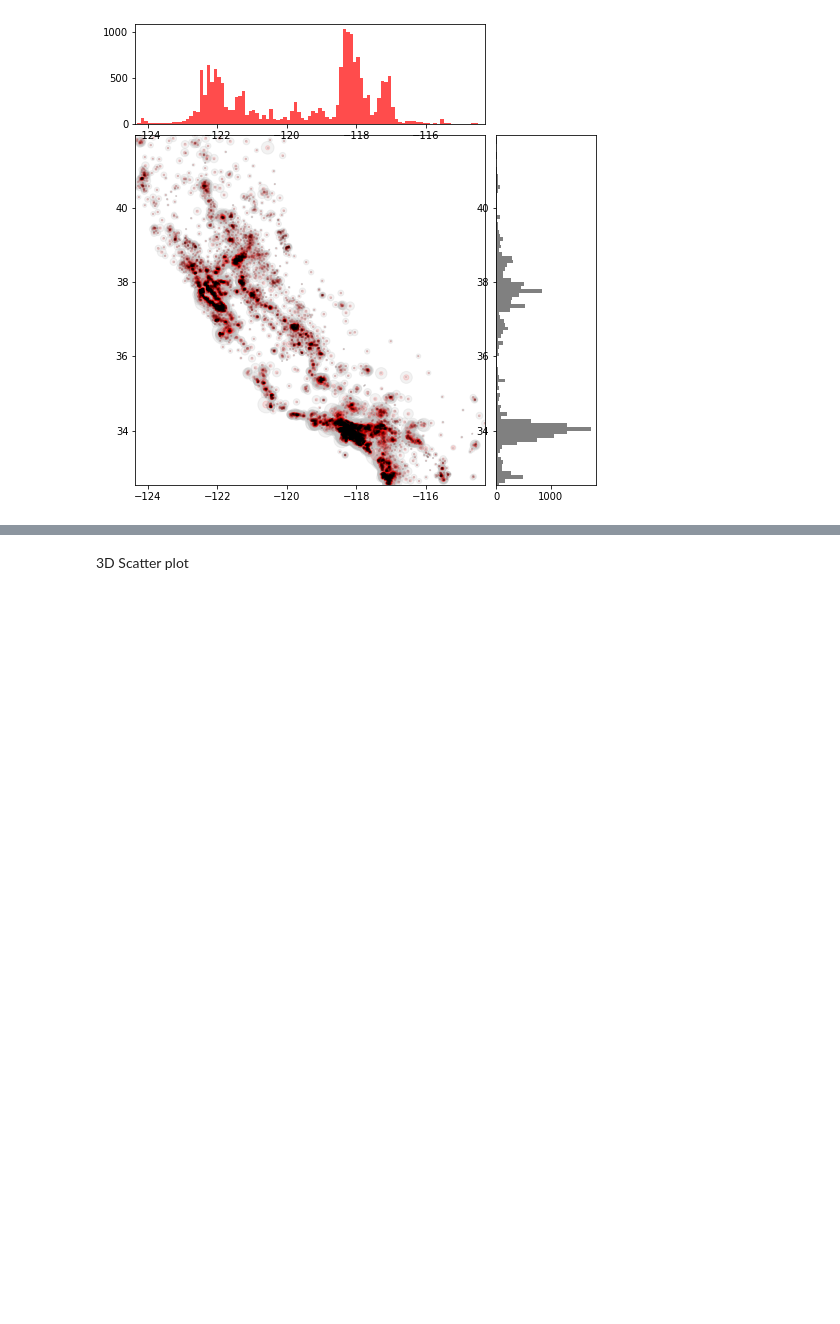
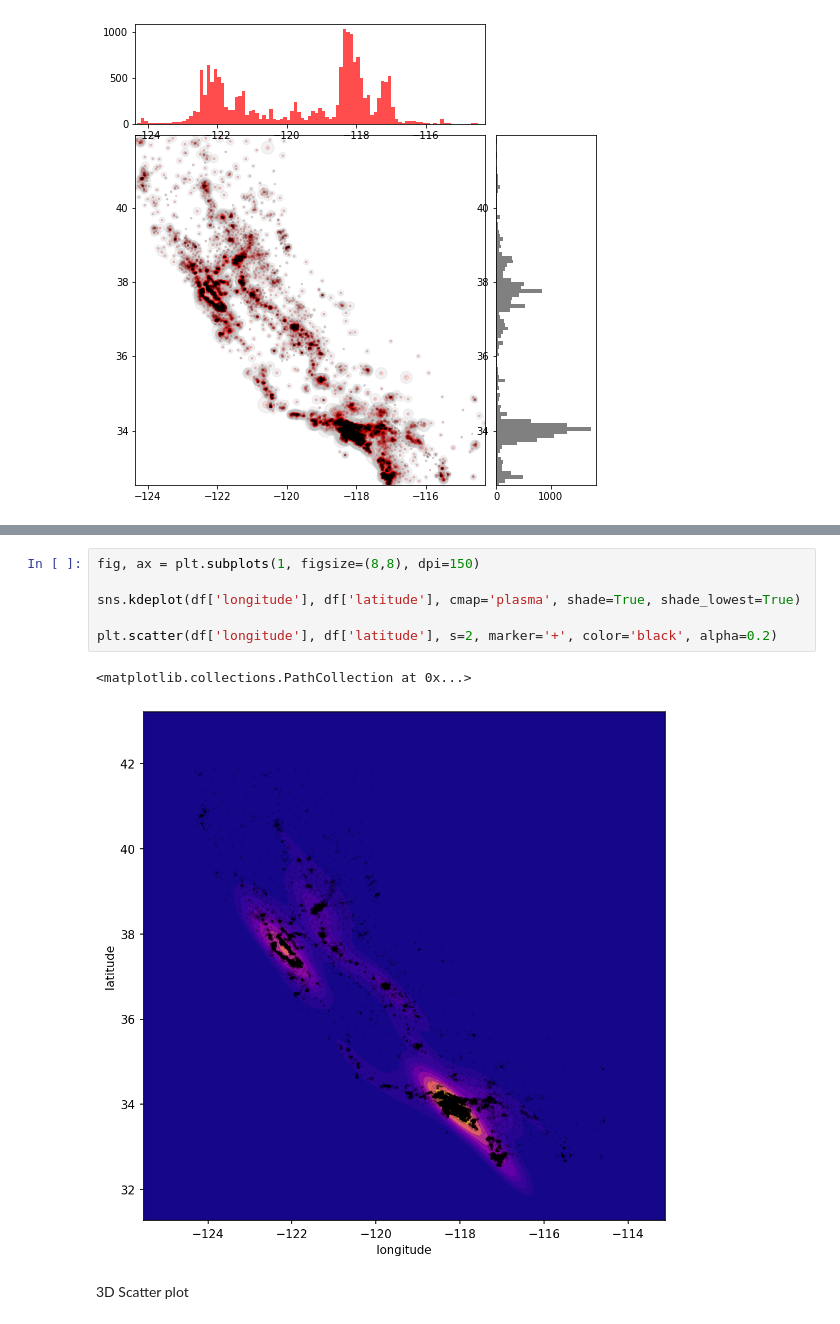
Before and after one commit to WilliamShengYangHuang/AALU_Coding, a Jupyter notebook: Intro_to_Pandas.ipynb, the cells around one changed output, grey strips where cells are left out. Cells and saved outputs as stored; diff of their text form; blank space fills up the shorter version.

```diff
--- a/Intro_to_Pandas.ipynb
+++ b/Intro_to_Pandas.ipynb
@@ -378,3 +551,12 @@ plt.show()
+# %%
+fig, ax = plt.subplots(1, figsize=(8,8), dpi=150)
+
+sns.kdeplot(df['longitude'], df['latitude'], cmap='plasma', shade=True, shade_lowest=True)
+
+plt.scatter(df['longitude'], df['latitude'], s=2, marker='+', color='black', alpha=0.2)
+# %% [output]
+<matplotlib.collections.PathCollection at 0x...>
+[figure, added]
 # %% [markdown]
 3D Scatter plot
 # %%
```
Also changed, not shown: parts of 58 cells of this notebook.
